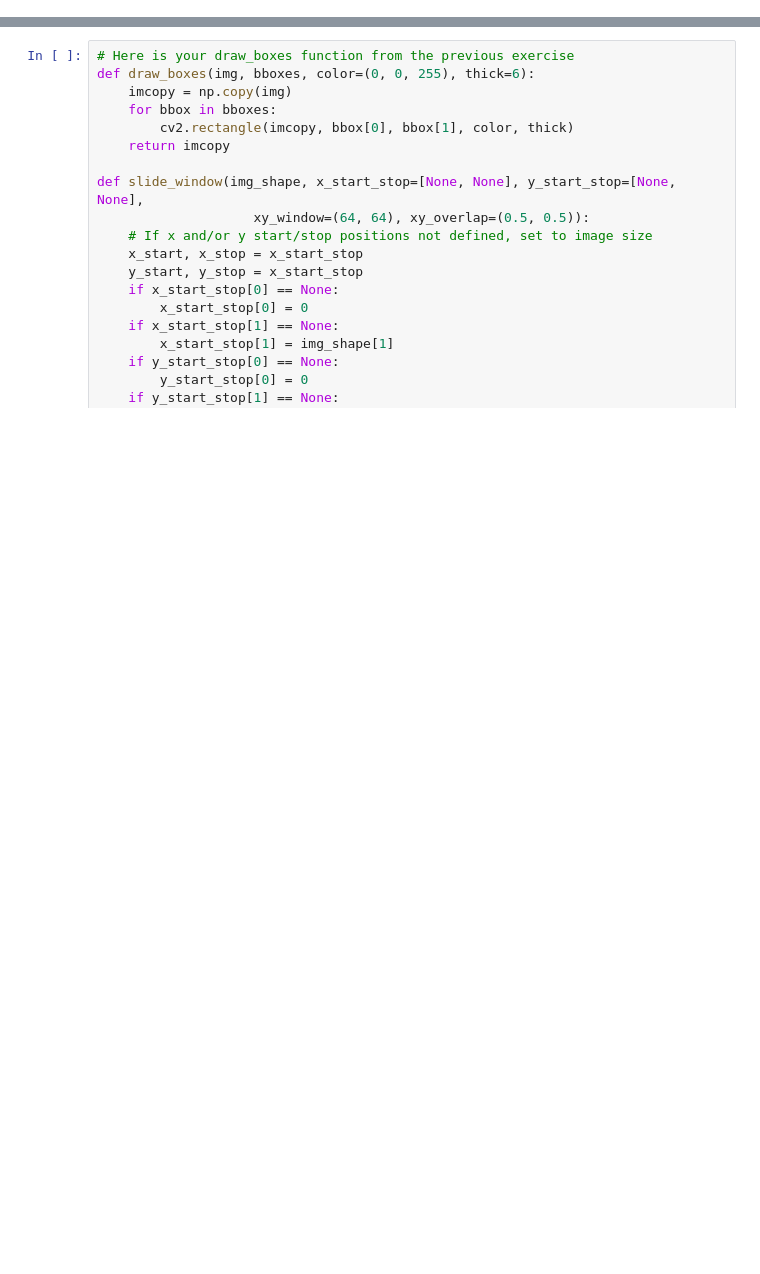
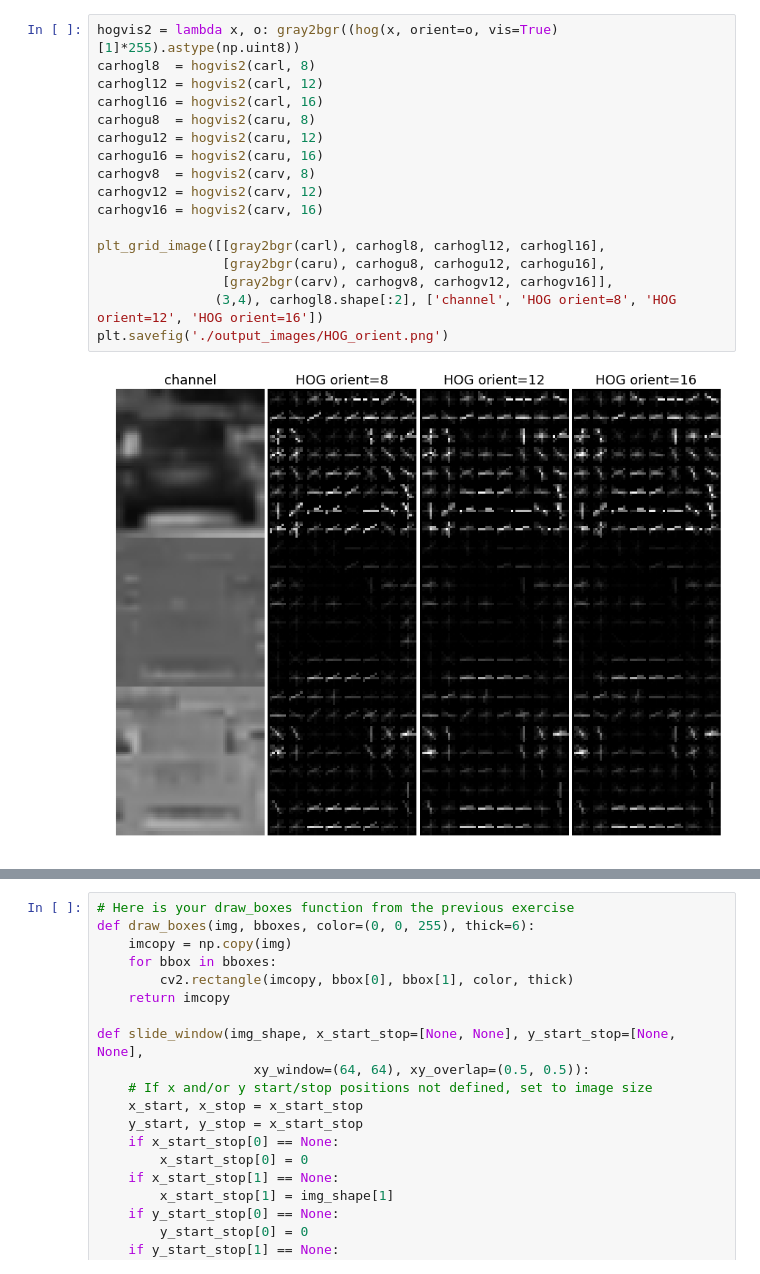
Before and after one commit to 9mat/CarND-Vehicle-Detection, a Jupyter notebook: vehdect.ipynb, the cells around one changed output, grey strips where cells are left out. Saved outputs shown, nothing was run; the diff lists cells and outputs as text; blank space fills up the shorter version.

```diff
--- a/vehdect.ipynb
+++ b/vehdect.ipynb
@@ -213,0 +208,19 @@ scaled_features_test = feature_scaler.transform(features_test)
+# %%
+hogvis2 = lambda x, o: gray2bgr((hog(x, orient=o, vis=True)[1]*255).astype(np.uint8))
+carhogl8  = hogvis2(carl, 8)
+carhogl12 = hogvis2(carl, 12)
+carhogl16 = hogvis2(carl, 16)
+carhogu8  = hogvis2(caru, 8)
+carhogu12 = hogvis2(caru, 12)
+carhogu16 = hogvis2(caru, 16)
+carhogv8  = hogvis2(carv, 8)
+carhogv12 = hogvis2(carv, 12)
+carhogv16 = hogvis2(carv, 16)
+
+plt_grid_image([[gray2bgr(carl), carhogl8, carhogl12, carhogl16],
+                [gray2bgr(caru), carhogu8, carhogu12, carhogu16],
+                [gray2bgr(carv), carhogv8, carhogv12, carhogv16]],
+               (3,4), carhogl8.shape[:2], ['channel', 'HOG orient=8', 'HOG orient=12', 'HOG orient=16'])
+plt.savefig('./output_images/HOG_orient.png')
+# %% [output]
+[figure, added]
```
Also changed, not shown: parts of 45 cells of this notebook, 2 other files.
